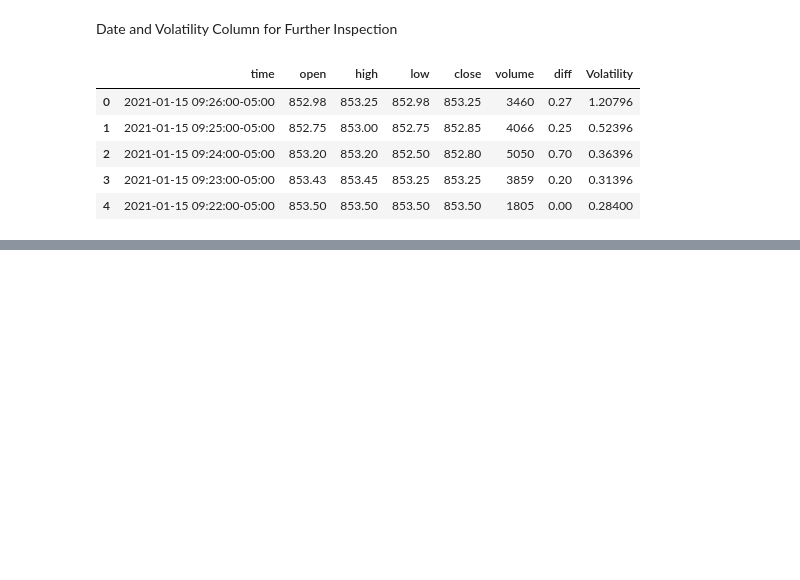
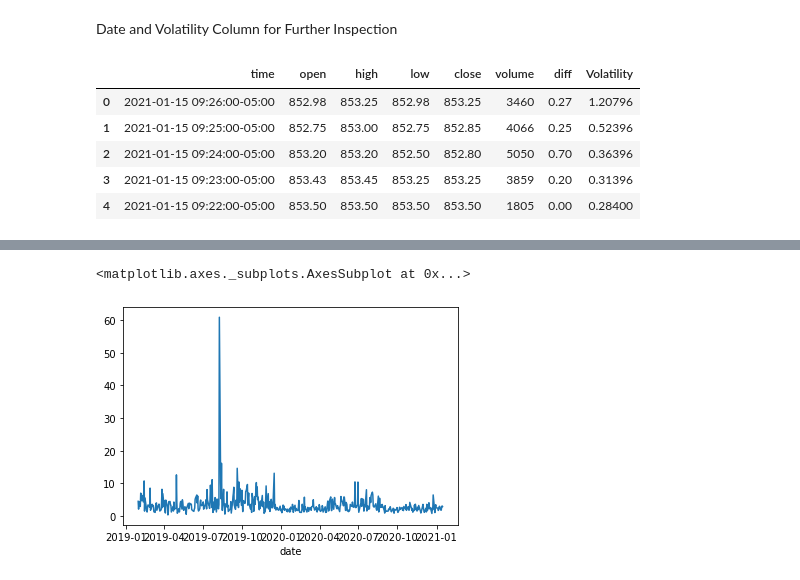
Before and after one commit to leeso1718/StockMarket_explainableAI, a Jupyter notebook: notebooks/data_nb/data_pipeline.ipynb, the cells around one changed output, grey strips where cells are left out. Cells and saved outputs as stored; diff of their text form; code cells hidden in the pictures; blank space fills up the shorter version.

```diff
--- a/notebooks/data_nb/data_pipeline.ipynb
+++ b/notebooks/data_nb/data_pipeline.ipynb
@@ -97,0 +153,7 @@ data = data[['date','Volatility']]
+# %%
+before_vol = data.assign(date=data.time.apply(lambda x:x.date()))
+before_vol = before_vol[['date','Volatility']]
+before_vol_mean = before_vol.groupby('date')['Volatility'].mean()
+before_vol_mean = pd.DataFrame(before_vol_mean)
+before_vol_mean.rename(columns={"Volatility":"Mean Vol Before Open"},inplace=True)
+before_vol_mean.head()
@@ -97,0 +168,7 @@ data = data[['date','Volatility']]
+# %%
+after_vol = data_market.assign(date=data_market.time.apply(lambda x:x.date()))
+after_vol = after_vol[['date','Volatility']]
+after_vol_mean = after_vol.groupby('date')['Volatility'].mean()
+after_vol_mean = pd.DataFrame(after_vol_mean)
+after_vol_mean.rename(columns={"Volatility":"Mean Vol After Open"},inplace=True)
+after_vol_mean.head()
@@ -97,0 +183,3 @@ data = data[['date','Volatility']]
+# %%
+combined = before_vol_mean.merge(after_vol_mean, left_on='date', right_on='date')
+combined.head()
@@ -97,0 +194,3 @@ data = data[['date','Volatility']]
+# %%
+combined['score'] = combined['Mean Vol After Open']/combined['Mean Vol Before Open']
+combined.head()
@@ -97,0 +217,5 @@ data = data[['date','Volatility']]
+# %%
+combined.score.plot()
+# %% [output]
+<matplotlib.axes._subplots.AxesSubplot at 0x...>
+[figure, added]
```
Also changed, not shown: parts of 13 cells of this notebook, 1 other file.
